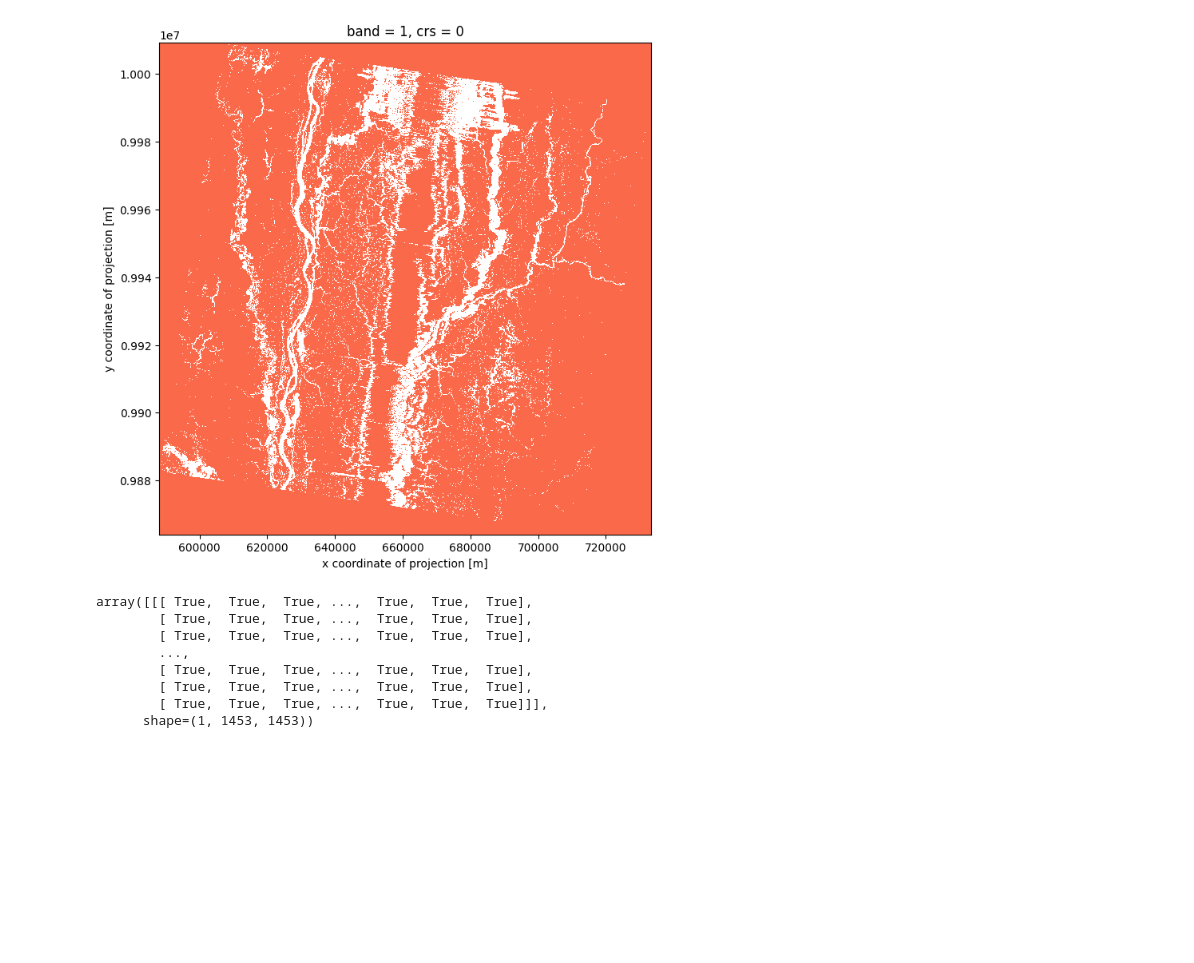
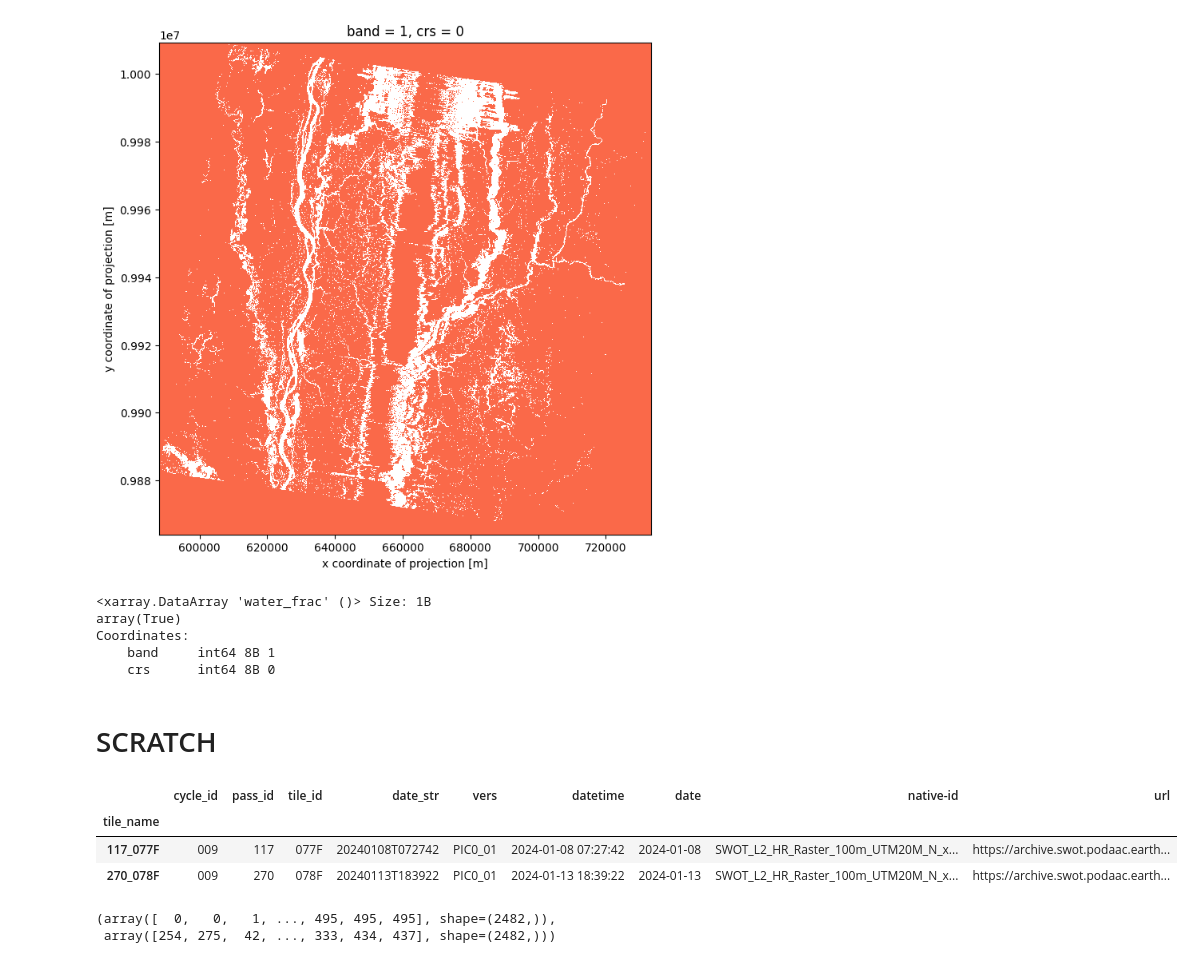
Before and after one commit to cordmaur/swot, a Jupyter notebook: nbs/Article/02-InnerSwat.ipynb, the cells around one changed output. Cells and saved outputs as stored; diff of their text form; code cells hidden in the pictures; blank space fills up the shorter version.

```diff
--- a/nbs/Article/02-InnerSwat.ipynb
+++ b/nbs/Article/02-InnerSwat.ipynb
@@ -96,13 +98,12 @@ ax.set_aspect("equal")
 # %% [output]
 [figure]
 # %%
-no_pixels
+no_pixels.all()
 # %% [output]
-array([[[ True,  True,  True, ...,  True,  True,  True],
-        [ True,  True,  True, ...,  True,  True,  True],
-        [ True,  True,  True, ...,  True,  True,  True],
-        ...,
-        [ True,  True,  True, ...,  True,  True,  True],
-        [ True,  True,  True, ...,  True,  True,  True],
-        [ True,  True,  True, ...,  True,  True,  True]]],
-      shape=(1, 1453, 1453))
+<xarray.DataArray 'water_frac' ()> Size: 1B
+array(True)
+Coordinates:
+    band     int64 8B 1
+    crs      int64 8B 0
+# %% [markdown]
+# SCRATCH
@@ -108,0 +118,7 @@ array([[[ True,  True,  True, ...,  True,  True,  True],
+# %%
+mosaic_df.loc["2024-01-11"]
+# %% [output]
+|  | cycle_id | pass_id | tile_id | date_str | vers | datetime | date | native-id | url |
+| tile_name |  |  |  |  |  |  |  |  |  |
+| 117_077F | 009 | 117 | 077F | 20240108T072742 | PIC0_01 | 2024-01-08 07:27:42 | 2024-01-08 | SWOT_L2_HR_Raster_100m_UTM20M_N_x... | https://archive.swot.podaac.earth... |
+| 270_078F | 009 | 270 | 078F | 20240113T183922 | PIC0_01 | 2024-01-13 18:39:22 | 2024-01-13 | SWOT_L2_HR_Raster_100m_UTM20M_N_x... | https://archive.swot.podaac.earth... |
@@ -108,0 +131,5 @@ array([[[ True,  True,  True, ...,  True,  True,  True],
+# %%
+np.where(raster2["water_frac"] != raster)
+# %% [output]
+(array([  0,   0,   1, ..., 495, 495, 495], shape=(2482,)),
+ array([254, 275,  42, ..., 333, 434, 437], shape=(2482,)))
```
Also changed, not shown: parts of 13 cells of this notebook, 13 other files.
